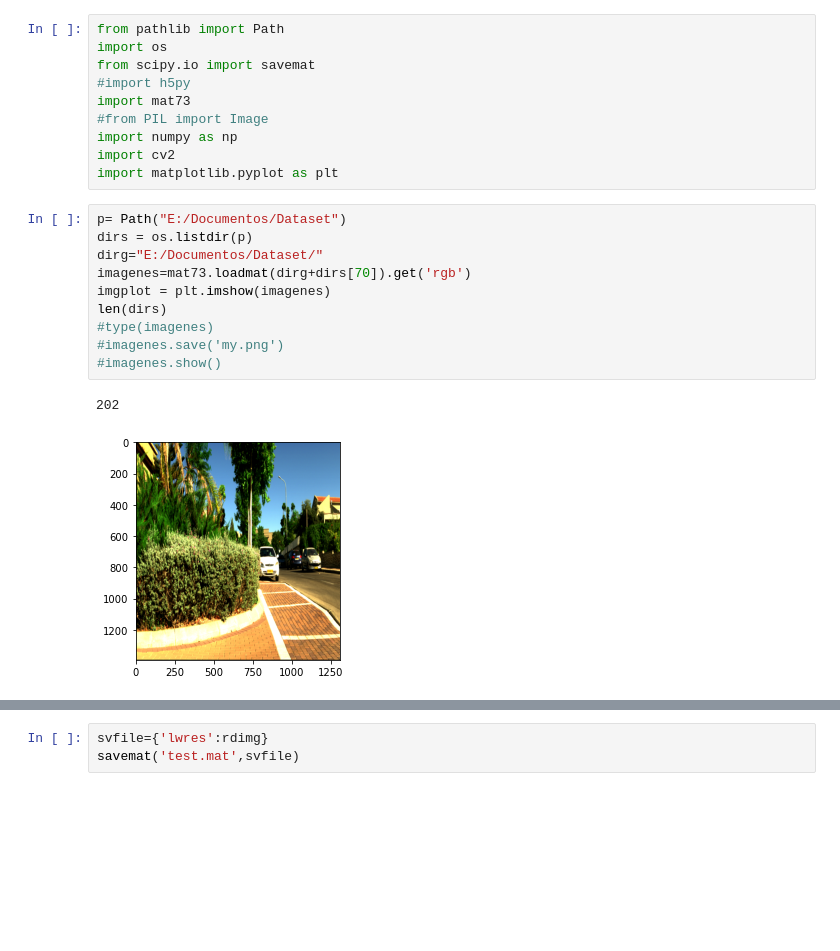
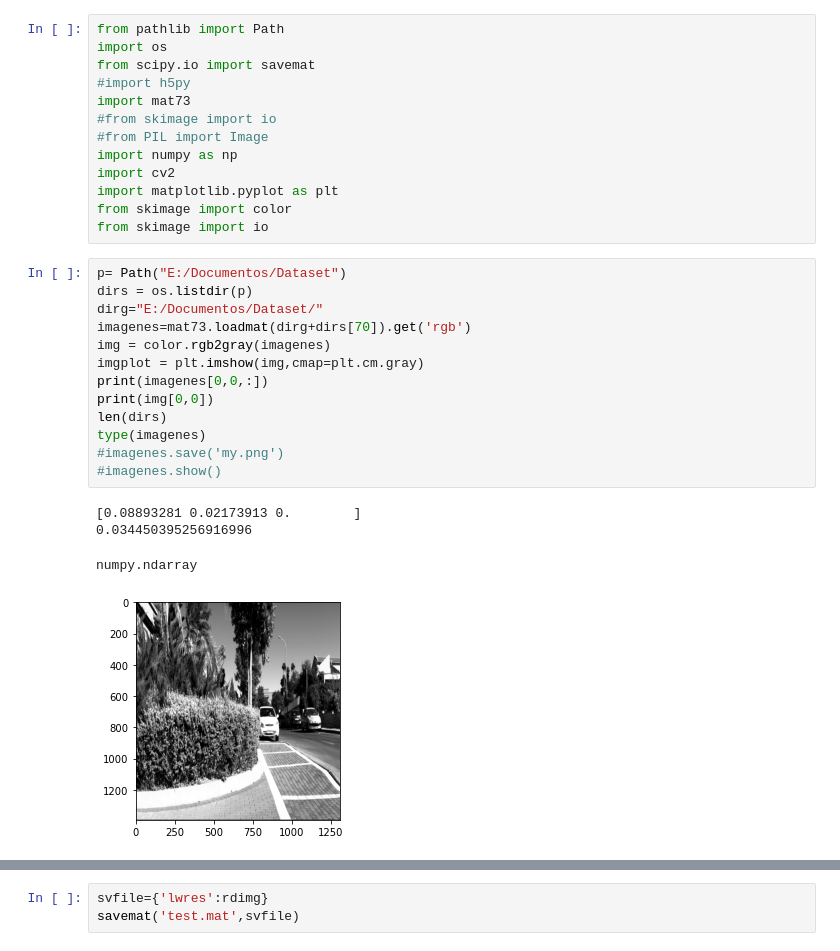
Before and after one commit to fransguitar/Super-resolucion-SRCNN-, a Jupyter notebook: Pre_processing/Pre_processing(test).ipynb, the cells around one changed output, grey strips where cells are left out. Cells and saved outputs as stored; diff of their text form; blank space fills up the shorter version.

```diff
--- a/Pre_processing/Pre_processing(test).ipynb
+++ b/Pre_processing/Pre_processing(test).ipynb
@@ -4,21 +4,29 @@ import os
 from scipy.io import savemat
 #import h5py
 import mat73
+#from skimage import io
 #from PIL import Image
 import numpy as np
 import cv2
 import matplotlib.pyplot as plt
+from skimage import color
+from skimage import io
 # %%
 p= Path("E:/Documentos/Dataset")
 dirs = os.listdir(p)
 dirg="E:/Documentos/Dataset/"
 imagenes=mat73.loadmat(dirg+dirs[70]).get('rgb')
-imgplot = plt.imshow(imagenes)
+img = color.rgb2gray(imagenes)
+imgplot = plt.imshow(img,cmap=plt.cm.gray)
+print(imagenes[0,0,:])
+print(img[0,0])
 len(dirs)
-#type(imagenes)
+type(imagenes)
 #imagenes.save('my.png')
 #imagenes.show()
 # %% [output]
-202
+[0.08893281 0.02173913 0.        ]
+0.034450395256916996
+numpy.ndarray
-[figure, old version]
+[figure, new version]
 # %%
```
Also changed, not shown: parts of 5 cells of this notebook, 2 other files.
